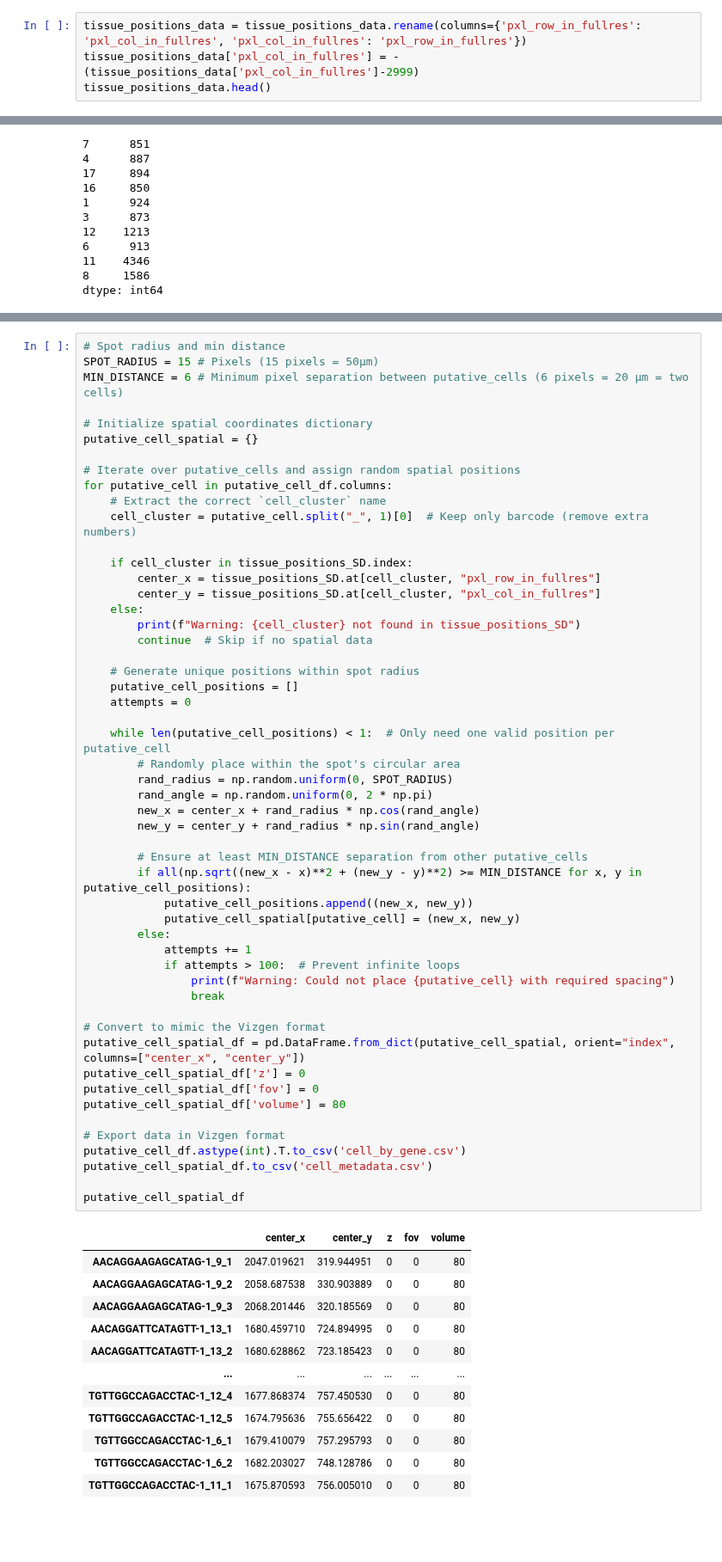
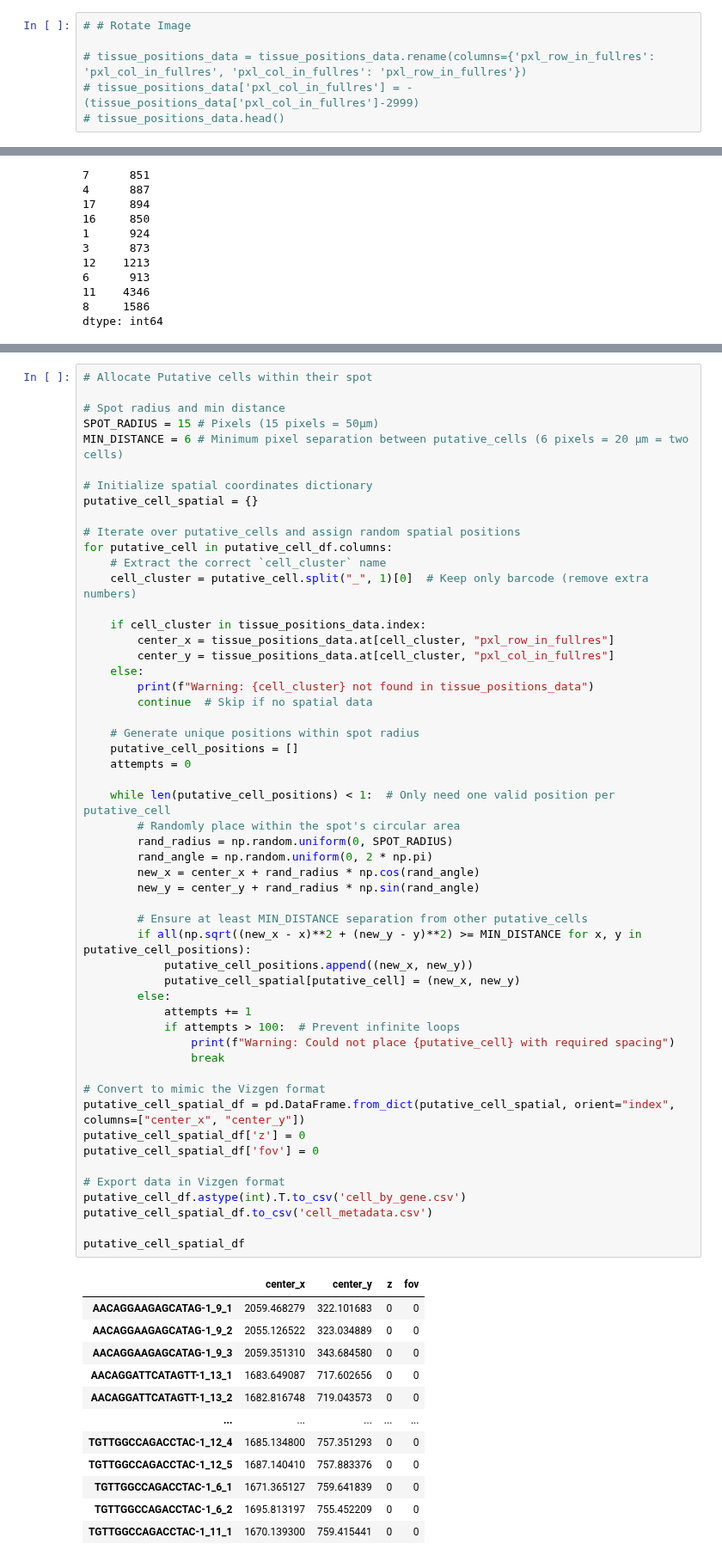
Before and after one commit to Perik-Zavodskii/CoexpressDeconvolve, a Jupyter notebook: StarMap for Visium-SD.ipynb, the cells around one changed output, grey strips where cells are left out. Shown at 86% size. Saved outputs shown, nothing was run; the diff lists cells and outputs as text; blank space fills up the shorter version.

```diff
--- a/StarMap for Visium-SD.ipynb
+++ b/StarMap for Visium-SD.ipynb
@@ -57,6 +69,8 @@ tissue_positions_data.head()
 | GTCAGTATGTCCGGCG-1 | 1 | 0 | 6 | 773.182688 | 319.779712 |
 | ATGTACCAGTTACTCG-1 | 0 | 0 | 8 | 773.200831 | 341.158102 |
 # %%
-tissue_positions_data = tissue_positions_data.rename(columns={'pxl_row_in_fullres': 'pxl_col_in_fullres', 'pxl_col_in_fullres': 'pxl_row_in_fullres'})
-tissue_positions_data['pxl_col_in_fullres'] = -(tissue_positions_data['pxl_col_in_fullres']-2999)
-tissue_positions_data.head()
+# # Rotate Image
+
+# tissue_positions_data = tissue_positions_data.rename(columns={'pxl_row_in_fullres': 'pxl_col_in_fullres', 'pxl_col_in_fullres': 'pxl_row_in_fullres'})
+# tissue_positions_data['pxl_col_in_fullres'] = -(tissue_positions_data['pxl_col_in_fullres']-2999)
+# tissue_positions_data.head()
@@ -471,6 +448,8 @@ putative_cell_df
 | Tmsb4x | 0 | 0 | 0 | 0 | ... |
 2711 rows × 27236 columns
 # %%
+# Allocate Putative cells within their spot
+
 # Spot radius and min distance
 SPOT_RADIUS = 15 # Pixels (15 pixels = 50µm)
 MIN_DISTANCE = 6 # Minimum pixel separation between putative_cells (6 pixels = 20 µm = two cells)
@@ -483,11 +462,11 @@ for putative_cell in putative_cell_df.columns:
     # Extract the correct `cell_cluster` name
     cell_cluster = putative_cell.split("_", 1)[0]  # Keep only barcode (remove extra numbers)
 
-    if cell_cluster in tissue_positions_SD.index:
-        center_x = tissue_positions_SD.at[cell_cluster, "pxl_row_in_fullres"]
-        center_y = tissue_positions_SD.at[cell_cluster, "pxl_col_in_fullres"]
+    if cell_cluster in tissue_positions_data.index:
+        center_x = tissue_positions_data.at[cell_cluster, "pxl_row_in_fullres"]
+        center_y = tissue_positions_data.at[cell_cluster, "pxl_col_in_fullres"]
     else:
-        print(f"Warning: {cell_cluster} not found in tissue_positions_SD")
+        print(f"Warning: {cell_cluster} not found in tissue_positions_data")
         continue  # Skip if no spatial data
 
     # Generate unique positions within spot radius
@@ -495,43 +474,42 @@ for putative_cell in putative_cell_df.columns:
     attempts = 0
 
     while len(putative_cell_positions) < 1:  # Only need one valid position per putative_cell
         # Randomly place within the spot's circular area
         rand_radius = np.random.uniform(0, SPOT_RADIUS)
         rand_angle = np.random.uniform(0, 2 * np.pi)
         new_x = center_x + rand_radius * np.cos(rand_angle)
         new_y = center_y + rand_radius * np.sin(rand_angle)
 
         # Ensure at least MIN_DISTANCE separation from other putative_cells
         if all(np.sqrt((new_x - x)**2 + (new_y - y)**2) >= MIN_DISTANCE for x, y in putative_cell_positions):
             putative_cell_positions.append((new_x, new_y))
             putative_cell_spatial[putative_cell] = (new_x, new_y)
         else:
             attempts += 1
             if attempts > 100:  # Prevent infinite loops
                 print(f"Warning: Could not place {putative_cell} with required spacing")
                 break
 
 # Convert to mimic the Vizgen format
 putative_cell_spatial_df = pd.DataFrame.from_dict(putative_cell_spatial, orient="index", columns=["center_x", "center_y"])
 putative_cell_spatial_df['z'] = 0
 putative_cell_spatial_df['fov'] = 0
-putative_cell_spatial_df['volume'] = 80
 
 # Export data in Vizgen format
 putative_cell_df.astype(int).T.to_csv('cell_by_gene.csv')
 putative_cell_spatial_df.to_csv('cell_metadata.csv')
 
 putative_cell_spatial_df
 # %% [output]
-|  | center_x | center_y | z | fov | volume |
-| AACAGGAAGAGCATAG-1_9_1 | 2047.019621 | 319.944951 | 0 | 0 | 80 |
-| AACAGGAAGAGCATAG-1_9_2 | 2058.687538 | 330.903889 | 0 | 0 | 80 |
-| AACAGGAAGAGCATAG-1_9_3 | 2068.201446 | 320.185569 | 0 | 0 | 80 |
-| AACAGGATTCATAGTT-1_13_1 | 1680.459710 | 724.894995 | 0 | 0 | 80 |
-| AACAGGATTCATAGTT-1_13_2 | 1680.628862 | 723.185423 | 0 | 0 | 80 |
-| ... | ... | ... | ... | ... | ... |
-| TGTTGGCCAGACCTAC-1_12_4 | 1677.868374 | 757.450530 | 0 | 0 | 80 |
-| TGTTGGCCAGACCTAC-1_12_5 | 1674.795636 | 755.656422 | 0 | 0 | 80 |
-| TGTTGGCCAGACCTAC-1_6_1 | 1679.410079 | 757.295793 | 0 | 0 | 80 |
-| TGTTGGCCAGACCTAC-1_6_2 | 1682.203027 | 748.128786 | 0 | 0 | 80 |
-| TGTTGGCCAGACCTAC-1_11_1 | 1675.870593 | 756.005010 | 0 | 0 | 80 |
+|  | center_x | center_y | z | fov |
+| AACAGGAAGAGCATAG-1_9_1 | 2059.468279 | 322.101683 | 0 | 0 |
+| AACAGGAAGAGCATAG-1_9_2 | 2055.126522 | 323.034889 | 0 | 0 |
+| AACAGGAAGAGCATAG-1_9_3 | 2059.351310 | 343.684580 | 0 | 0 |
+| AACAGGATTCATAGTT-1_13_1 | 1683.649087 | 717.602656 | 0 | 0 |
+| AACAGGATTCATAGTT-1_13_2 | 1682.816748 | 719.043573 | 0 | 0 |
+| ... | ... | ... | ... | ... |
+| TGTTGGCCAGACCTAC-1_12_4 | 1685.134800 | 757.351293 | 0 | 0 |
+| TGTTGGCCAGACCTAC-1_12_5 | 1687.140410 | 757.883376 | 0 | 0 |
+| TGTTGGCCAGACCTAC-1_6_1 | 1671.365127 | 759.641839 | 0 | 0 |
+| TGTTGGCCAGACCTAC-1_6_2 | 1695.813197 | 755.452209 | 0 | 0 |
+| TGTTGGCCAGACCTAC-1_11_1 | 1670.139300 | 759.415441 | 0 | 0 |
```
Also changed, not shown: parts of 12 cells of this notebook, 1 other file.
